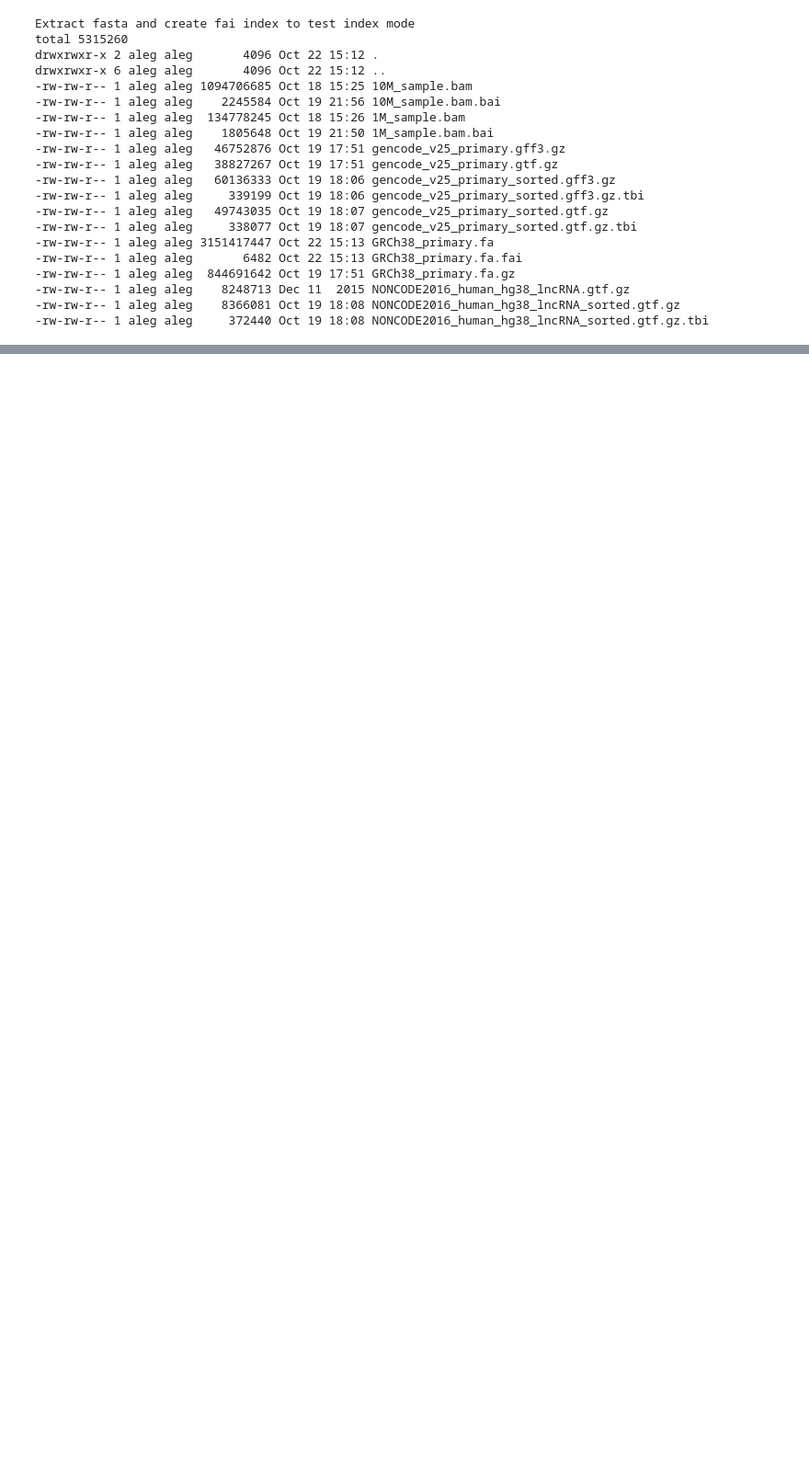
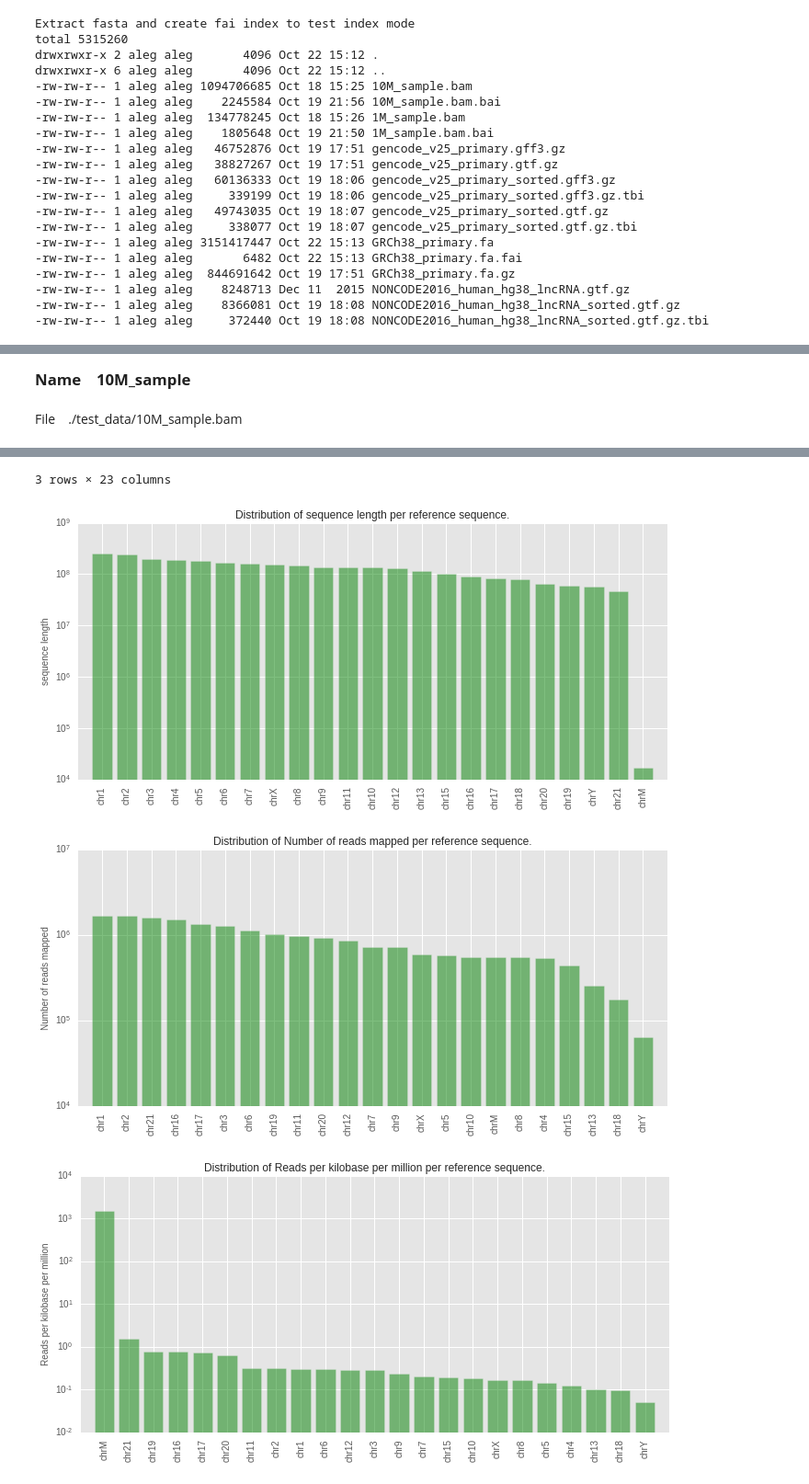
Before and after one commit to a-slide/JupyterGenoViewer, a Jupyter notebook: JGV_Dev_Notebook.ipynb, the cells around one changed output, grey strips where cells are left out. Shown at 92% size. Saved outputs shown, nothing was run; the diff lists cells and outputs as text; code cells hidden in the pictures; blank space fills up the shorter version.

Commit message:
continue JGV dev and add and HTML printing function

```diff
--- a/JGV_dev_notebook.ipynb
+++ b/JGV_Dev_Notebook.ipynb
@@ -2042,0 +2064,3 @@ Assume the file is a fasta index
+# %%
+a = R("./test_data/GRCh38_primary.fa.fai", verbose =True)
+a.seq_list.head()
@@ -2122,3 +2248,9 @@ class Reference(object):
         """
         """
         pass
+# %%
+j= JGV("./test_data/GRCh38_primary.fa.fai", verbose=True)
+j.add_annotation("./test_data/NONCODE2016_human_hg38_lncRNA_sorted.gtf.gz")
+j.add_annotation("./test_data/gencode_v25_primary_sorted.gff3.gz")
+j.add_alignement("./test_data/10M_sample.bam")
+print (j)
@@ -2124,0 +2311,6 @@ class Reference(object):
+# %%
+seqid_list=["chr1","chr2","chr3","chr4","chr5","chr6","chr7","chr8","chr9","chr10","chr11","chr12","chr13","chr15","chr16","chr17","chr18","chr19","chr20","chr21","chrX","chrY","chrM"]
+j.alignment_distribution(criteria=["length", "read_count", "rpkm"], seqid_list=seqid_list , yscale="log", plot_style ="ggplot", color="green", alpha=0.5)
+# %% [output]
+Name 10M_sample
+File ./test_data/10M_sample.bam
@@ -2124,0 +2321,4 @@ class Reference(object):
+3 rows × 23 columns
+[figure, added]
+[figure, added]
+[figure, added]
```
Also changed, not shown: parts of 17 cells of this notebook, 7 other files.
